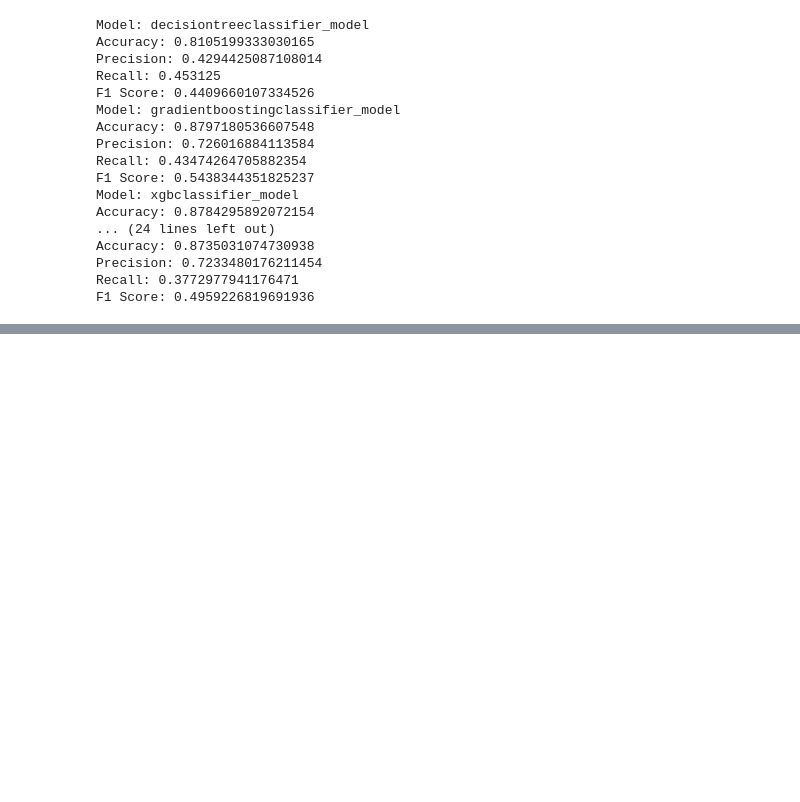
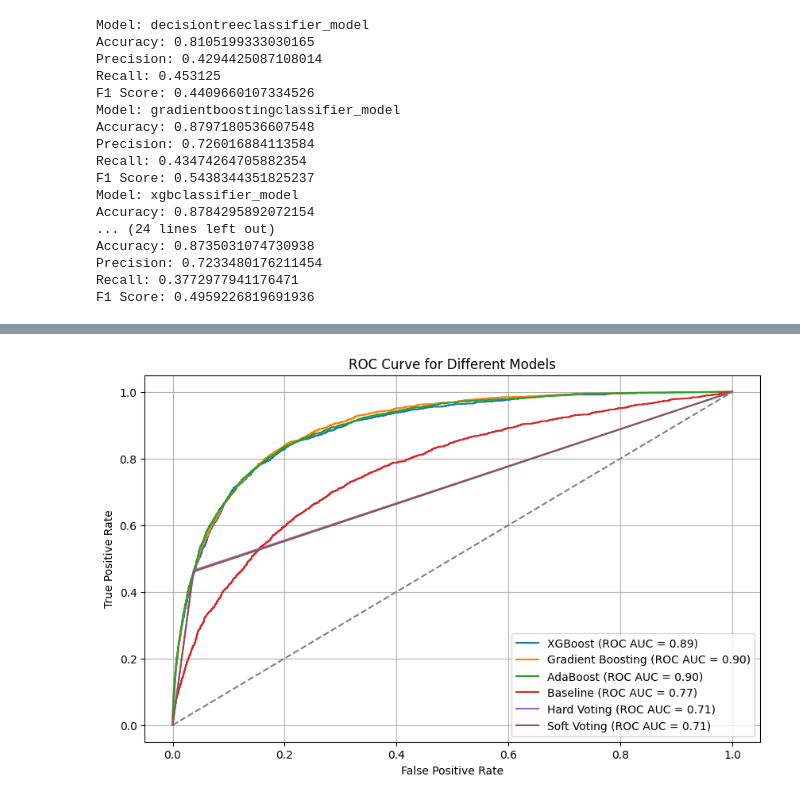
Before and after one commit to kclzl-nus/Detect-Fraudulent-Bank-Accounts, a Jupyter notebook: notebooks/4.1-challenger-model.ipynb, the cells around one changed output, grey strips where cells are left out. Cells and saved outputs as stored; diff of their text form; code cells hidden in the pictures; blank space fills up the shorter version.

```diff
--- a/notebooks/4.1-challenger-model.ipynb
+++ b/notebooks/4.1-challenger-model.ipynb
@@ -1336,0 +1648,8 @@ Precision: 0.7055909412597311
+# %%
+# Create ensemble classifiers
+hard_voting_classifier = VotingClassifier(estimators=list(models.items()), voting='hard')
+soft_voting_classifier = VotingClassifier(estimators=list(models.items()), voting='soft')
+
+# Train ensemble classifiers
+hard_voting_classifier.fit(X_train_fe, y_train_fe)
+soft_voting_classifier.fit(X_train_fe, y_train_fe)
@@ -1336,0 +1674,48 @@ Precision: 0.7055909412597311
+# %%
+# Dictionary to store TPR and FPR for each model
+tpr_dict = {}
+fpr_dict = {}
+
+# Iterate over models
+for model_name, model in models.items():
+    model.fit(X_train_fe, y_train_fe)
+    y_pred_proba = model.predict_proba(X_test_fe)[:, 1]
+    fpr, tpr, _ = roc_curve(y_test_fe, y_pred_proba)
+    tpr_dict[model_name] = tpr
+    fpr_dict[model_name] = fpr
+# %%
+
+# Calculate TPR and FPR for ensemble classifiers
+y_pred_proba_hard_voting = hard_voting_classifier.predict(X_test_fe)
+hard_voting_roc_auc = roc_auc_score(y_test_fe, y_pred_proba_hard_voting)
+results['Hard Voting'] = hard_voting_roc_auc
+fpr_hard_voting, tpr_hard_voting, _ = roc_curve(y_test_fe, y_pred_proba_hard_voting)
+tpr_dict['Hard Voting'] = tpr_hard_voting
+fpr_dict['Hard Voting'] = fpr_hard_voting
+
+
+y_pred_proba_soft_voting = soft_voting_classifier.predict(X_test_fe)
+soft_voting_roc_auc = roc_auc_score(y_test_fe, y_pred_proba_soft_voting)
+results['Soft Voting'] = hard_voting_roc_auc
+fpr_soft_voting, tpr_soft_voting, _ = roc_curve(y_test_fe, y_pred_proba_soft_voting)
+tpr_dict['Soft Voting'] = tpr_soft_voting
+fpr_dict['Soft Voting'] = fpr_soft_voting
+
+results['Baseline'] = baseline_roc_auc
+tpr_dict['Baseline'] = tpr_baseline
+fpr_dict['Baseline'] = fpr_baseline
+
+# Plot ROC curve for Different Models
+plt.figure(figsize=(10, 6))
+for model_name, roc_auc in results.items():
+    plt.plot(fpr_dict[model_name], tpr_dict[model_name], label=model_name + f' (ROC AUC = {roc_auc:.2f})')
+
+plt.plot([0, 1], [0, 1], linestyle='--', color='gray')
+plt.xlabel('False Positive Rate')
+plt.ylabel('True Positive Rate')
+plt.title('ROC Curve for Different Models')
+plt.legend(loc='lower right')
+plt.grid(True)
+plt.show()
+# %% [output]
+[figure, added]
```
Also changed, not shown: parts of 22 cells of this notebook, 1 other file.
